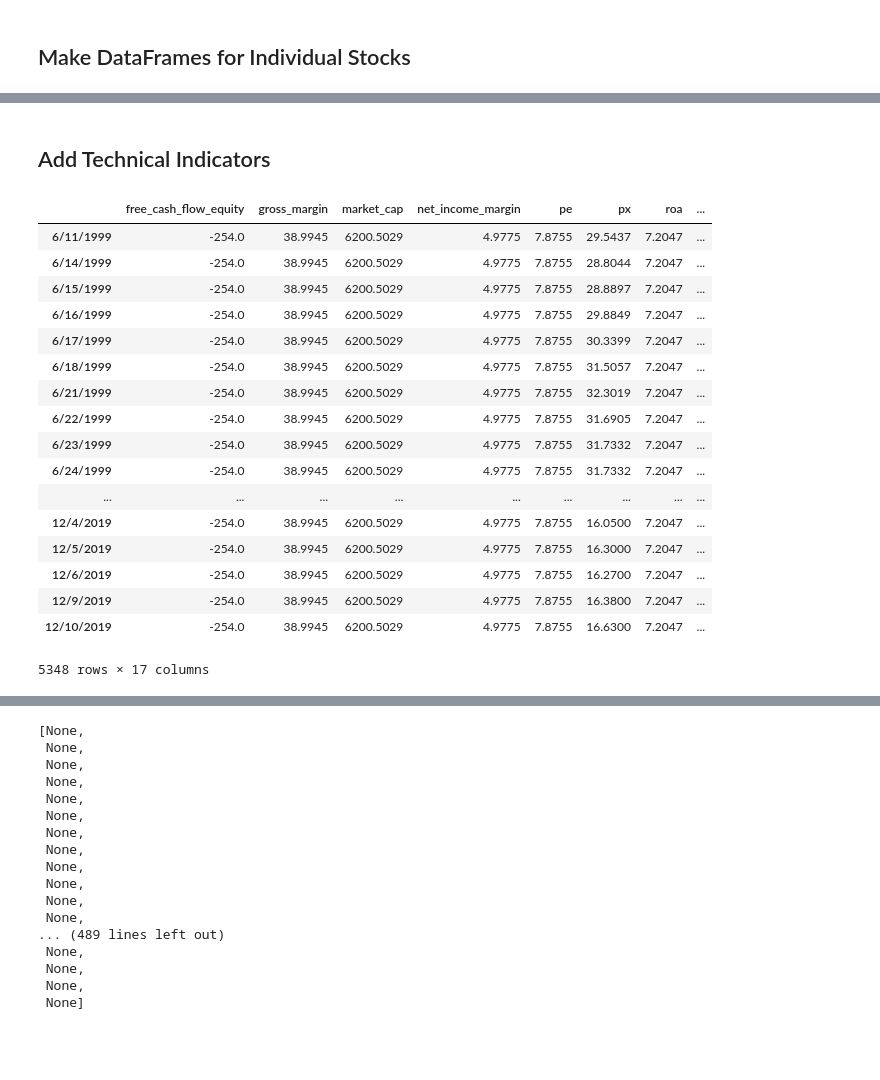
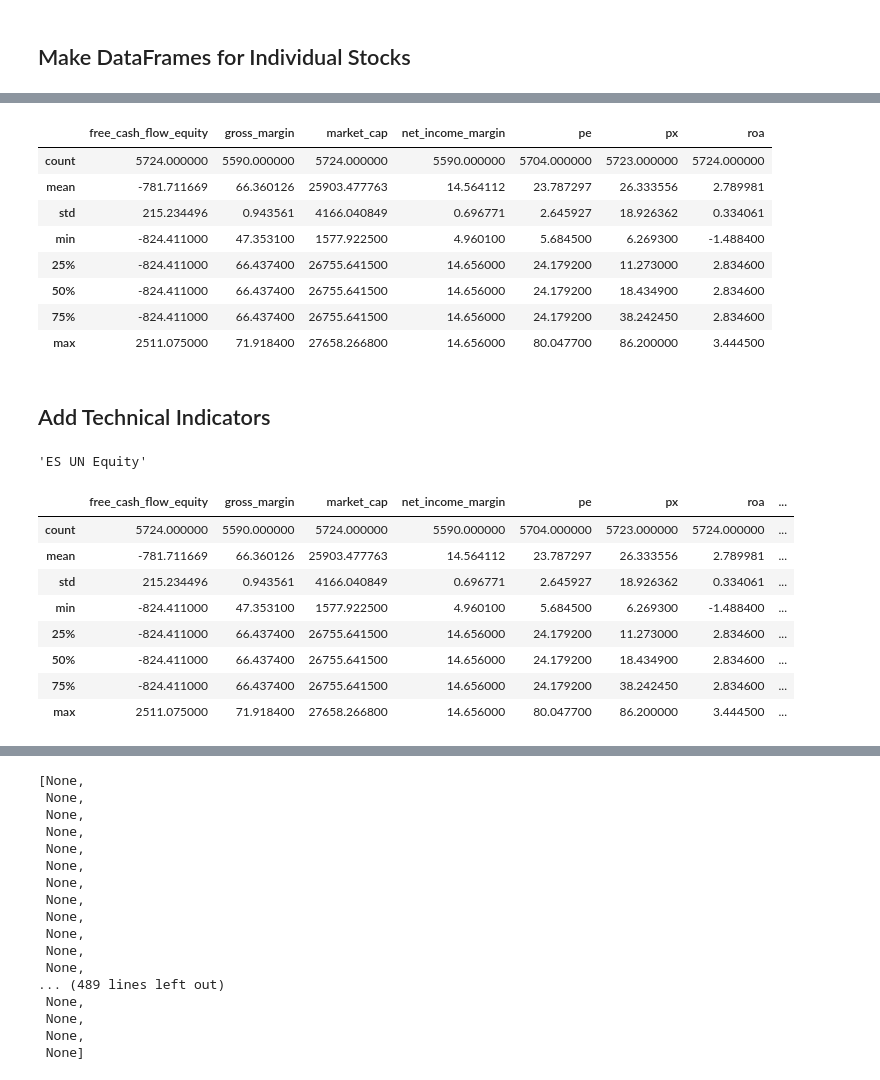
Before and after one commit to ekuo651/Machine-Learning-for-Stock-Selection, a Jupyter notebook: Daily_fund_and_tech_indicators.ipynb, the cells around one changed output, grey strips where cells are left out. Drawn from its saved outputs; the diff is of its cells as text; code cells hidden in the pictures; blank space fills up the shorter version.

```diff
--- a/Daily_fund_and_tech_indicators.ipynb
+++ b/Daily_fund_and_tech_indicators.ipynb
@@ -140,3 +139,15 @@ make_df(stocks[450]).ffill().dropna(axis=1,how='all').dropna()
+# %%
+test_3_df.describe()
+# %% [output]
+|  | free_cash_flow_equity | gross_margin | market_cap | net_income_margin | pe | px | roa |
+| count | 5724.000000 | 5590.000000 | 5724.000000 | 5590.000000 | 5704.000000 | 5723.000000 | 5724.000000 |
+| mean | -781.711669 | 66.360126 | 25903.477763 | 14.564112 | 23.787297 | 26.333556 | 2.789981 |
+| std | 215.234496 | 0.943561 | 4166.040849 | 0.696771 | 2.645927 | 18.926362 | 0.334061 |
+| min | -824.411000 | 47.353100 | 1577.922500 | 4.960100 | 5.684500 | 6.269300 | -1.488400 |
+| 25% | -824.411000 | 66.437400 | 26755.641500 | 14.656000 | 24.179200 | 11.273000 | 2.834600 |
+| 50% | -824.411000 | 66.437400 | 26755.641500 | 14.656000 | 24.179200 | 18.434900 | 2.834600 |
+| 75% | -824.411000 | 66.437400 | 26755.641500 | 14.656000 | 24.179200 | 38.242450 | 2.834600 |
+| max | 2511.075000 | 71.918400 | 27658.266800 | 14.656000 | 80.047700 | 86.200000 | 3.444500 |
 # %% [markdown]
 ## Add Technical Indicators
 # %%
@@ -163,22 +174 @@ def add_technical_indicators(stock):
     return stock_df
-# %%
-add_technical_indicators(stocks[2])
-# %% [output]
-|  | free_cash_flow_equity | gross_margin | market_cap | net_income_margin | pe | px | roa | ... |
-| 6/11/1999 | -254.0 | 38.9945 | 6200.5029 | 4.9775 | 7.8755 | 29.5437 | 7.2047 | ... |
-| 6/14/1999 | -254.0 | 38.9945 | 6200.5029 | 4.9775 | 7.8755 | 28.8044 | 7.2047 | ... |
-| 6/15/1999 | -254.0 | 38.9945 | 6200.5029 | 4.9775 | 7.8755 | 28.8897 | 7.2047 | ... |
-| 6/16/1999 | -254.0 | 38.9945 | 6200.5029 | 4.9775 | 7.8755 | 29.8849 | 7.2047 | ... |
-| 6/17/1999 | -254.0 | 38.9945 | 6200.5029 | 4.9775 | 7.8755 | 30.3399 | 7.2047 | ... |
-| 6/18/1999 | -254.0 | 38.9945 | 6200.5029 | 4.9775 | 7.8755 | 31.5057 | 7.2047 | ... |
-| 6/21/1999 | -254.0 | 38.9945 | 6200.5029 | 4.9775 | 7.8755 | 32.3019 | 7.2047 | ... |
-| 6/22/1999 | -254.0 | 38.9945 | 6200.5029 | 4.9775 | 7.8755 | 31.6905 | 7.2047 | ... |
-| 6/23/1999 | -254.0 | 38.9945 | 6200.5029 | 4.9775 | 7.8755 | 31.7332 | 7.2047 | ... |
-| 6/24/1999 | -254.0 | 38.9945 | 6200.5029 | 4.9775 | 7.8755 | 31.7332 | 7.2047 | ... |
-| ... | ... | ... | ... | ... | ... | ... | ... | ... |
-| 12/4/2019 | -254.0 | 38.9945 | 6200.5029 | 4.9775 | 7.8755 | 16.0500 | 7.2047 | ... |
-| 12/5/2019 | -254.0 | 38.9945 | 6200.5029 | 4.9775 | 7.8755 | 16.3000 | 7.2047 | ... |
-| 12/6/2019 | -254.0 | 38.9945 | 6200.5029 | 4.9775 | 7.8755 | 16.2700 | 7.2047 | ... |
-| 12/9/2019 | -254.0 | 38.9945 | 6200.5029 | 4.9775 | 7.8755 | 16.3800 | 7.2047 | ... |
-| 12/10/2019 | -254.0 | 38.9945 | 6200.5029 | 4.9775 | 7.8755 | 16.6300 | 7.2047 | ... |
-5348 rows × 17 columns
@@ -184,0 +177,16 @@ add_technical_indicators(stocks[2])
+# %%
+stocks[3]
+# %% [output]
+'ES UN Equity'
+# %%
+test_450_2_df.describe()
+# %% [output]
+|  | free_cash_flow_equity | gross_margin | market_cap | net_income_margin | pe | px | roa | ... |
+| count | 5724.000000 | 5590.000000 | 5724.000000 | 5590.000000 | 5704.000000 | 5723.000000 | 5724.000000 | ... |
+| mean | -781.711669 | 66.360126 | 25903.477763 | 14.564112 | 23.787297 | 26.333556 | 2.789981 | ... |
+| std | 215.234496 | 0.943561 | 4166.040849 | 0.696771 | 2.645927 | 18.926362 | 0.334061 | ... |
+| min | -824.411000 | 47.353100 | 1577.922500 | 4.960100 | 5.684500 | 6.269300 | -1.488400 | ... |
+| 25% | -824.411000 | 66.437400 | 26755.641500 | 14.656000 | 24.179200 | 11.273000 | 2.834600 | ... |
+| 50% | -824.411000 | 66.437400 | 26755.641500 | 14.656000 | 24.179200 | 18.434900 | 2.834600 | ... |
+| 75% | -824.411000 | 66.437400 | 26755.641500 | 14.656000 | 24.179200 | 38.242450 | 2.834600 | ... |
+| max | 2511.075000 | 71.918400 | 27658.266800 | 14.656000 | 80.047700 | 86.200000 | 3.444500 | ... |
```
Also changed, not shown: parts of 16 cells of this notebook.
